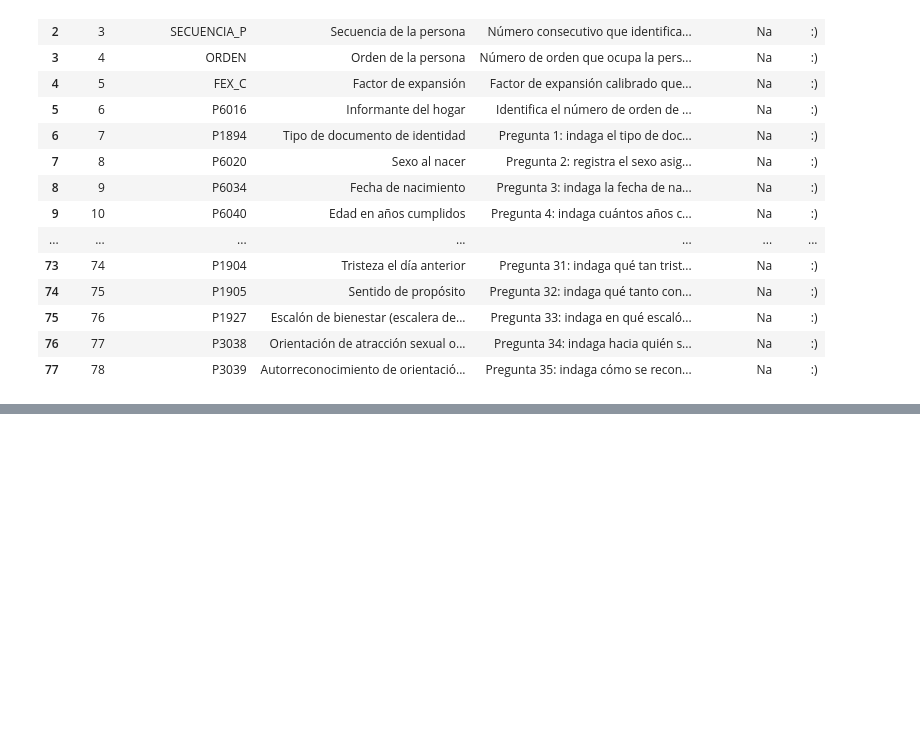
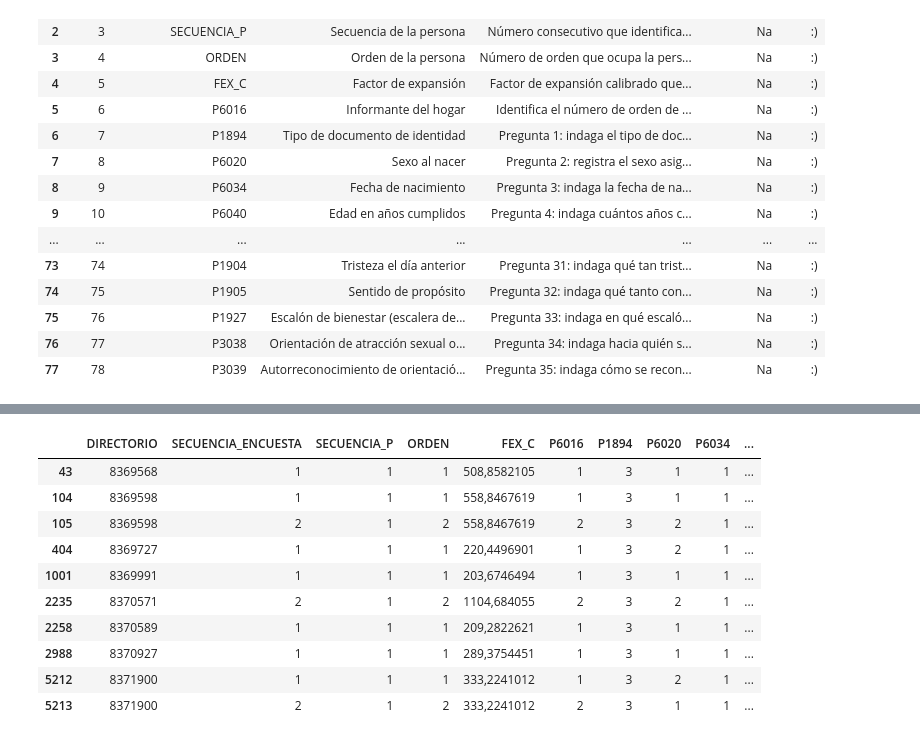
Before and after one commit to Trio-Maravilla/Primer-Proyecto-, a Jupyter notebook: notebooks/data_cleaning.ipynb, the cells around one changed output, grey strips where cells are left out. Cells and saved outputs as stored; diff of their text form; code cells hidden in the pictures; blank space fills up the shorter version.

```diff
--- a/notebooks/data_cleaning.ipynb
+++ b/notebooks/data_cleaning.ipynb
@@ -51,0 +55,15 @@ ddict # Hace print del diccionario de variables completo
+# %%
+df_filtrado = df[(df["P6040"] >= 18) & (df["P753S1"] == 11)]
+df_filtrado.head(10)
+# %% [output]
+|  | DIRECTORIO | SECUENCIA_ENCUESTA | SECUENCIA_P | ORDEN | FEX_C | P6016 | P1894 | P6020 | P6034 | ... |
+| 43 | 8369568 | 1 | 1 | 1 | 508,8582105 | 1 | 3 | 1 | 1 | ... |
+| 104 | 8369598 | 1 | 1 | 1 | 558,8467619 | 1 | 3 | 1 | 1 | ... |
+| 105 | 8369598 | 2 | 1 | 2 | 558,8467619 | 2 | 3 | 2 | 1 | ... |
+| 404 | 8369727 | 1 | 1 | 1 | 220,4496901 | 1 | 3 | 2 | 1 | ... |
+| 1001 | 8369991 | 1 | 1 | 1 | 203,6746494 | 1 | 3 | 1 | 1 | ... |
+| 2235 | 8370571 | 2 | 1 | 2 | 1104,684055 | 2 | 3 | 2 | 1 | ... |
+| 2258 | 8370589 | 1 | 1 | 1 | 209,2822621 | 1 | 3 | 1 | 1 | ... |
+| 2988 | 8370927 | 1 | 1 | 1 | 289,3754451 | 1 | 3 | 1 | 1 | ... |
+| 5212 | 8371900 | 1 | 1 | 1 | 333,2241012 | 1 | 3 | 2 | 1 | ... |
+| 5213 | 8371900 | 2 | 1 | 2 | 333,2241012 | 2 | 3 | 1 | 1 | ... |
```
Also changed, not shown: parts of 1 cell of this notebook.
